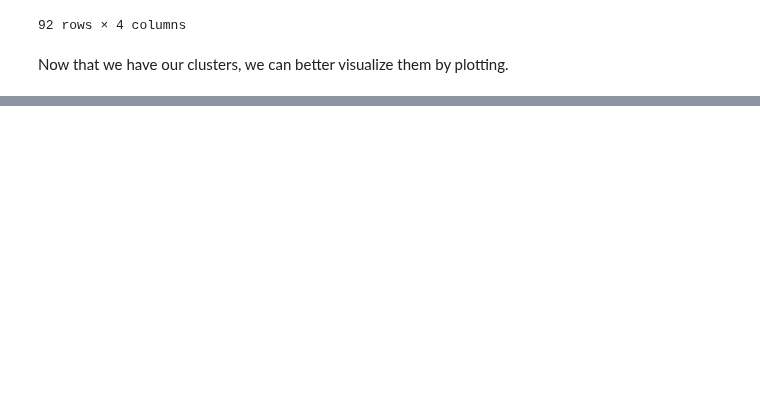
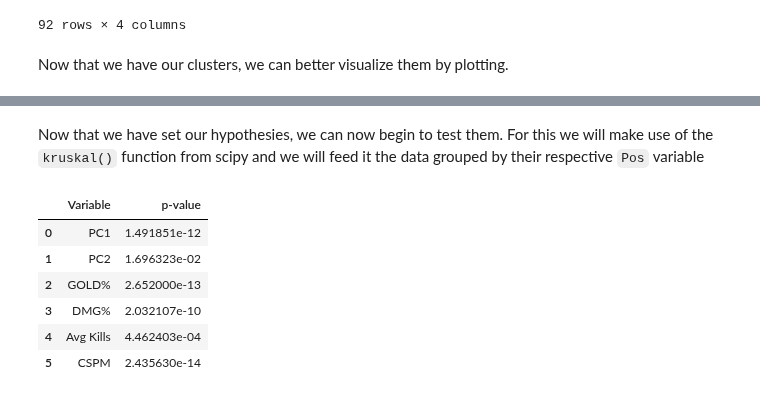
Before and after one commit to Joseph-Ano/League-of-Legends-dataset-visualization, a Jupyter notebook: S13 MCO1 Group8.ipynb, the cells around one changed output, grey strips where cells are left out. Drawn from its saved outputs; the diff is of its cells as text; code cells hidden in the pictures; blank space fills up the shorter version.

```diff
--- a/S13 MCO1 Group8.ipynb
+++ b/S13 MCO1 Group8.ipynb
@@ -813,0 +901,31 @@ Based on the numerical results, we can see that cluster 1 is predominantly occup
+# %% [markdown]
+Now that we have set our hypothesies, we can now begin to test them. For this we will make use of the `kruskal()` function from scipy and we will feed it the data grouped by their respective `Pos` variable
+# %%
+from scipy.stats import kruskal
+
+top = cluster_df.loc[cluster_df['Pos'] == 'Top']
+middle = cluster_df.loc[cluster_df['Pos'] == 'Middle']
+jungle = cluster_df.loc[cluster_df['Pos'] == 'Jungle']
+adc = cluster_df.loc[cluster_df['Pos'] == 'ADC']
+support = cluster_df.loc[cluster_df['Pos'] == 'Support']
+
+pc1_results = kruskal(top['PC1'], middle['PC1'], jungle['PC1'], adc['PC1'], support['PC1'])[1]
+pc2_results = kruskal(top['PC2'], middle['PC2'], jungle['PC2'], adc['PC2'], support['PC2'])[1]
+gold_results = kruskal(top['GOLD%'], middle['GOLD%'], jungle['GOLD%'], adc['GOLD%'], support['GOLD%'])[1]
+dmg_results = kruskal(top['DMG%'], middle['DMG%'], jungle['DMG%'], adc['DMG%'], support['DMG%'])[1]
+avgKills_results = kruskal(top['Avg Kills'], middle['Avg Kills'], jungle['Avg Kills'], adc['Avg Kills'], support['Avg Kills'])[1]
+cspm_results = kruskal(top['CSPM'], middle['CSPM'], jungle['CSPM'], adc['CSPM'], support['CSPM'])[1]
+
+data = [['PC1', pc1_results], ['PC2', pc2_results], ['GOLD%', gold_results], ['DMG%', dmg_results], ['Avg Kills', avgKills_results], ['CSPM', cspm_results]]
+
+kruskal_df = pd.DataFrame(data, columns = ['Variable', 'p-value'])
+
+kruskal_df
+# %% [output]
+|  | Variable | p-value |
+| 0 | PC1 | 1.491851e-12 |
+| 1 | PC2 | 1.696323e-02 |
+| 2 | GOLD% | 2.652000e-13 |
+| 3 | DMG% | 2.032107e-10 |
+| 4 | Avg Kills | 4.462403e-04 |
+| 5 | CSPM | 2.435630e-14 |
```
Also changed, not shown: parts of 14 cells of this notebook.
